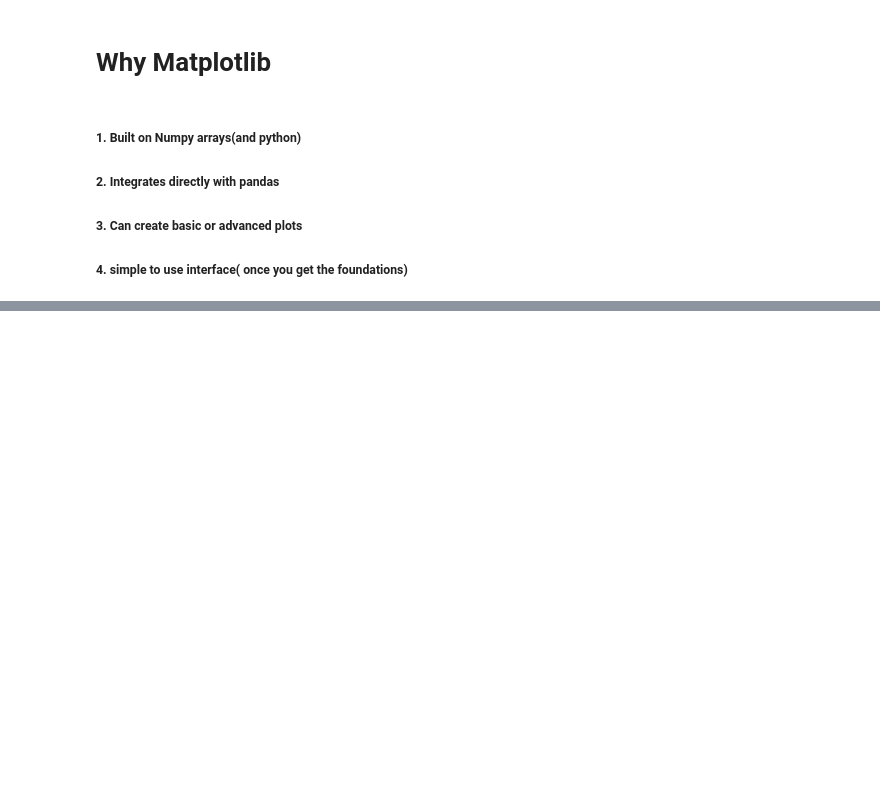
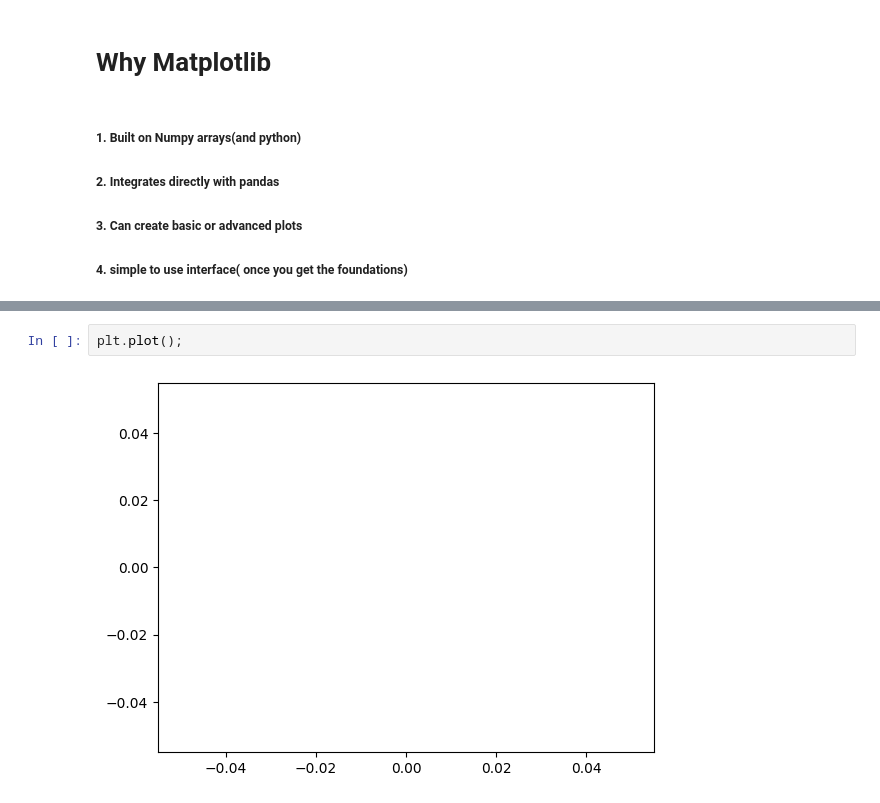
Before and after one commit to manasapullannagari/Python, a Jupyter notebook: Matplotlib/Matplotlib-practice.ipynb, the cells around one changed output, grey strips where cells are left out. Drawn from its saved outputs; the diff is of its cells as text; blank space fills up the shorter version.

```diff
--- a/Matplotlib/Matplotlib-practice.ipynb
+++ b/Matplotlib/Matplotlib-practice.ipynb
@@ -22,0 +20,4 @@ Requirement already satisfied: Numpy in c:\users\manas\appdata\local\packages\py
+# %%
+plt.plot();
+# %% [output]
+[figure, added]
```
Also changed, not shown: parts of 17 cells of this notebook.
